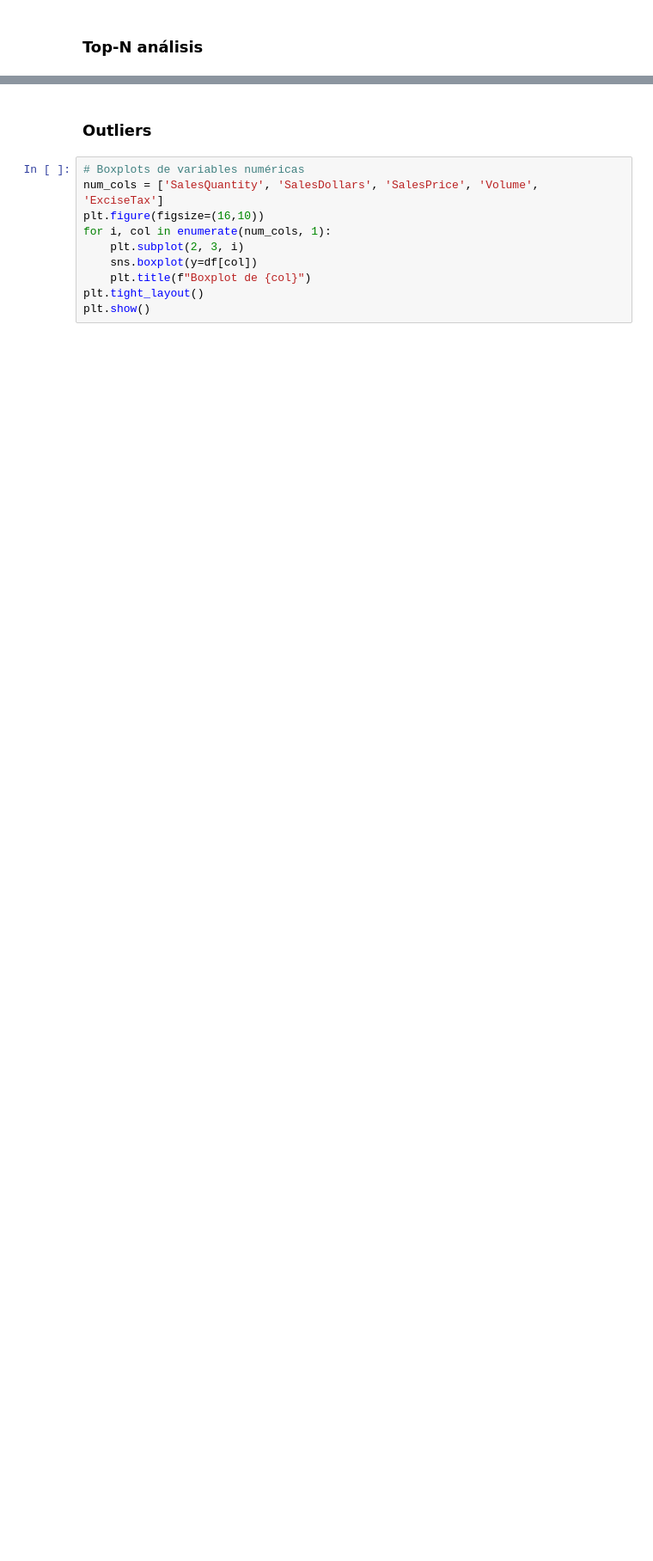
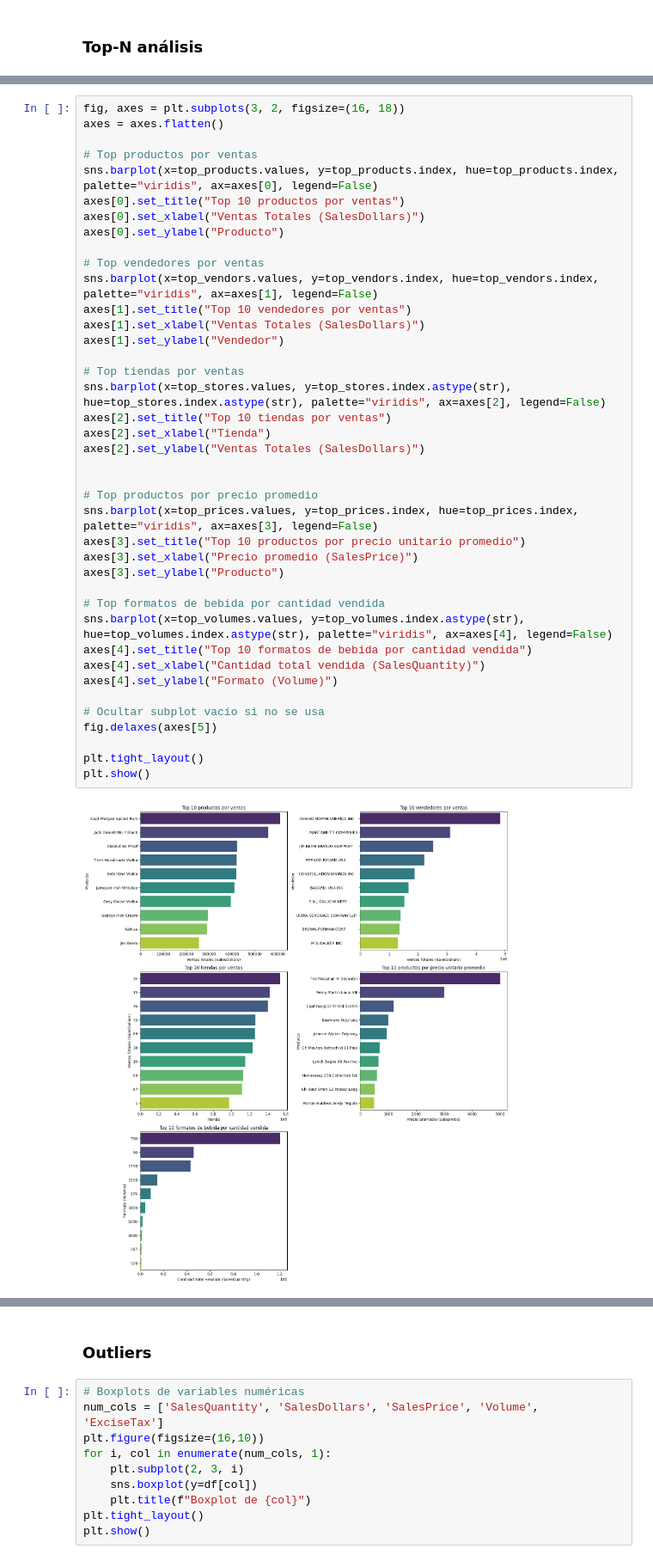
Before and after one commit to Rafael-Aguayo/Proyecto_Final_Grupo_2, a Jupyter notebook: EDA_Trabajos/eda_sales_final.ipynb, the cells around one changed output, grey strips where cells are left out. Shown at 86% size. Cells and saved outputs as stored; diff of their text form; blank space fills up the shorter version.

```diff
--- a/EDA_Trabajos/eda_sales_final.ipynb
+++ b/EDA_Trabajos/eda_sales_final.ipynb
@@ -235,0 +180,42 @@ Passing `palette` without assigning `hue` is deprecated and will be removed in v
+# %%
+fig, axes = plt.subplots(3, 2, figsize=(16, 18))
+axes = axes.flatten()
+
+# Top productos por ventas
+sns.barplot(x=top_products.values, y=top_products.index, hue=top_products.index, palette="viridis", ax=axes[0], legend=False)
+axes[0].set_title("Top 10 productos por ventas")
+axes[0].set_xlabel("Ventas Totales (SalesDollars)")
+axes[0].set_ylabel("Producto")
+
+# Top vendedores por ventas
+sns.barplot(x=top_vendors.values, y=top_vendors.index, hue=top_vendors.index, palette="viridis", ax=axes[1], legend=False)
+axes[1].set_title("Top 10 vendedores por ventas")
+axes[1].set_xlabel("Ventas Totales (SalesDollars)")
+axes[1].set_ylabel("Vendedor")
+
+# Top tiendas por ventas
+sns.barplot(x=top_stores.values, y=top_stores.index.astype(str), hue=top_stores.index.astype(str), palette="viridis", ax=axes[2], legend=False)
+axes[2].set_title("Top 10 tiendas por ventas")
+axes[2].set_xlabel("Tienda")
+axes[2].set_ylabel("Ventas Totales (SalesDollars)")
+
+
+# Top productos por precio promedio
+sns.barplot(x=top_prices.values, y=top_prices.index, hue=top_prices.index, palette="viridis", ax=axes[3], legend=False)
+axes[3].set_title("Top 10 productos por precio unitario promedio")
+axes[3].set_xlabel("Precio promedio (SalesPrice)")
+axes[3].set_ylabel("Producto")
+
+# Top formatos de bebida por cantidad vendida
+sns.barplot(x=top_volumes.values, y=top_volumes.index.astype(str), hue=top_volumes.index.astype(str), palette="viridis", ax=axes[4], legend=False)
+axes[4].set_title("Top 10 formatos de bebida por cantidad vendida")
+axes[4].set_xlabel("Cantidad total vendida (SalesQuantity)")
+axes[4].set_ylabel("Formato (Volume)")
+
+# Ocultar subplot vacío si no se usa
+fig.delaxes(axes[5])
+
+plt.tight_layout()
+plt.show()
+# %% [output]
+[figure, added]
```
Also changed, not shown: parts of 32 cells of this notebook.
